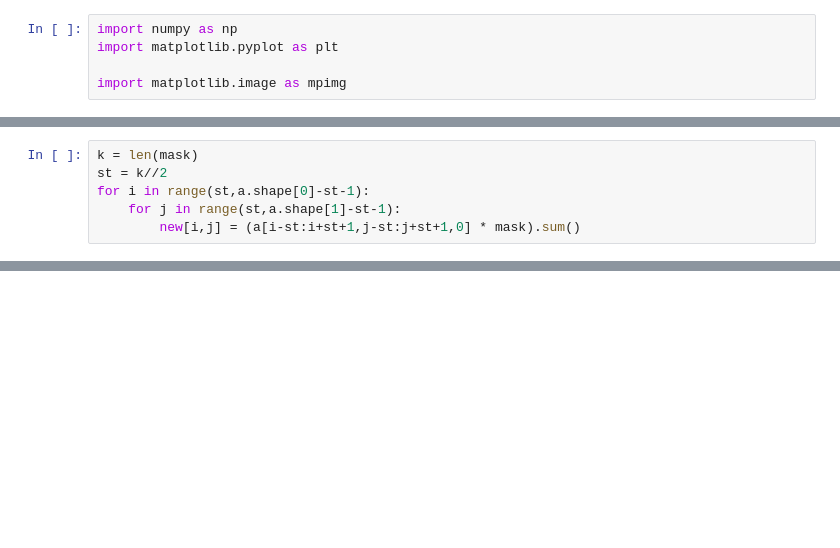
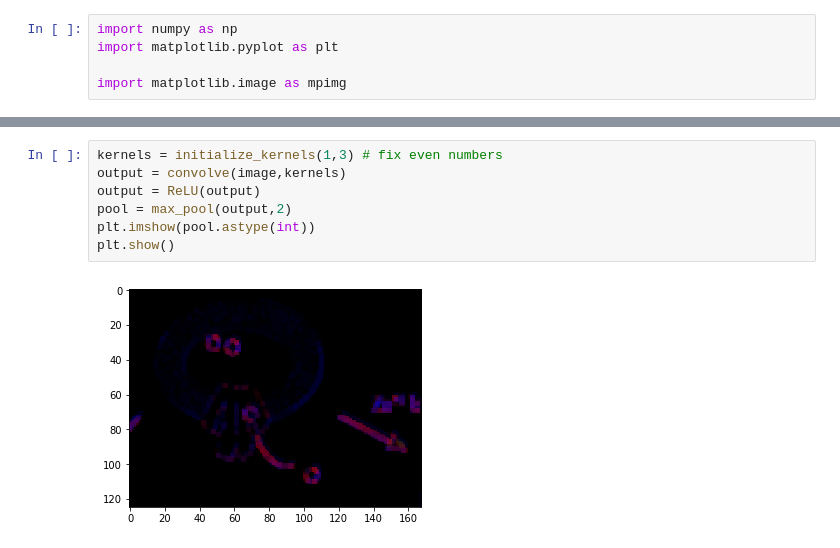
Before and after one commit to ralhadeff/basic-machine-learning, a Jupyter notebook: CNN/conv.ipynb, the cells around one changed output, grey strips where cells are left out. Cells and saved outputs as stored; diff of their text form; blank space fills up the shorter version.

```diff
--- a/CNN/conv.ipynb
+++ b/CNN/conv.ipynb
@@ -17,6 +14,0 @@ new = np.zeros([a.shape[0]-len(mask)+1,a.shape[1]-len(mask)+1])
-# %%
-k = len(mask)
-st = k//2
-for i in range(st,a.shape[0]-st-1):
-    for j in range(st,a.shape[1]-st-1):
-        new[i,j] = (a[i-st:i+st+1,j-st:j+st+1,0] * mask).sum()
@@ -81,0 +77,9 @@ plt.show()
+# %%
+kernels = initialize_kernels(1,3) # fix even numbers
+output = convolve(image,kernels)
+output = ReLU(output)
+pool = max_pool(output,2)
+plt.imshow(pool.astype(int))
+plt.show()
+# %% [output]
+[figure, added]
```
Also changed, not shown: parts of 16 cells of this notebook.
